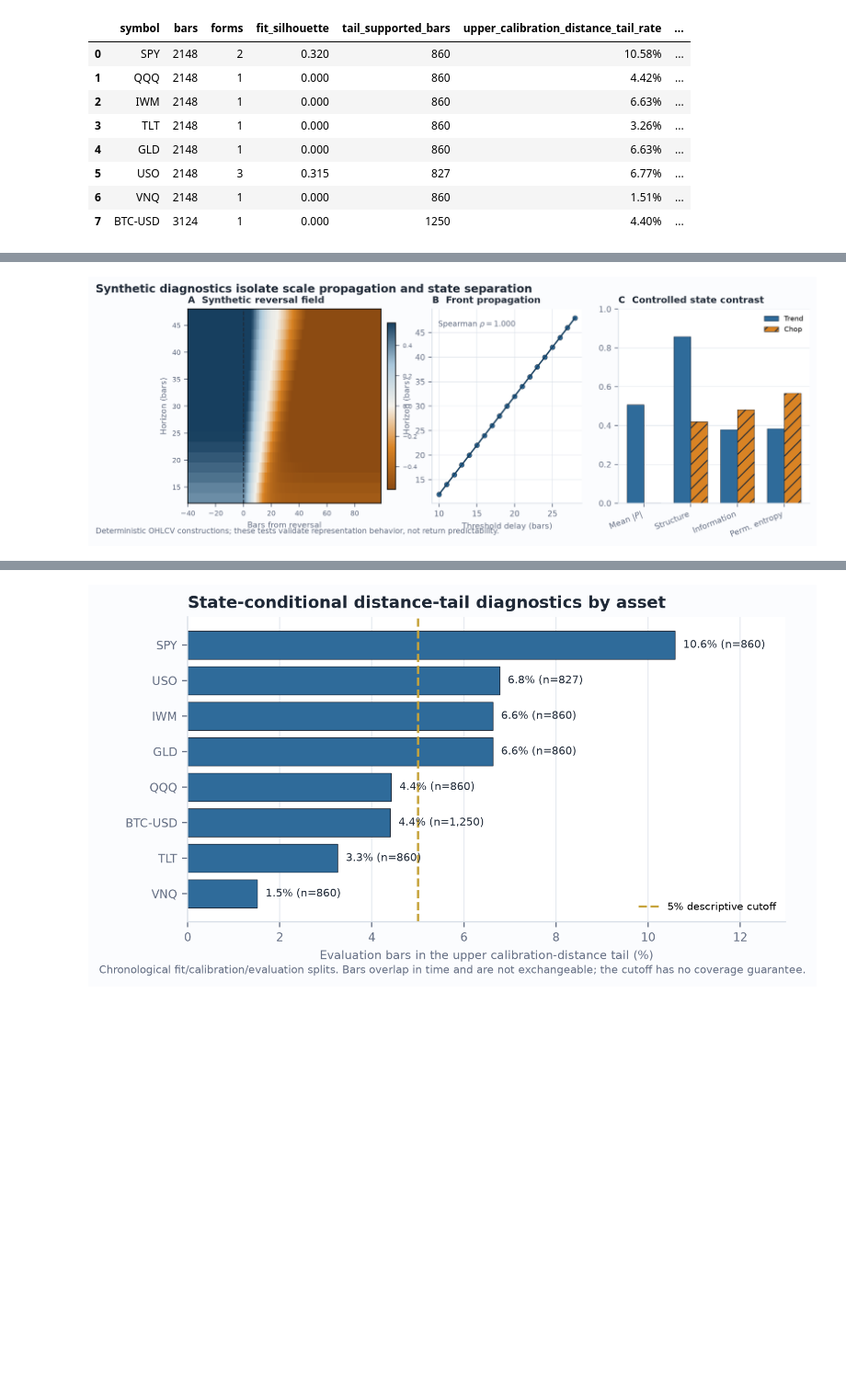
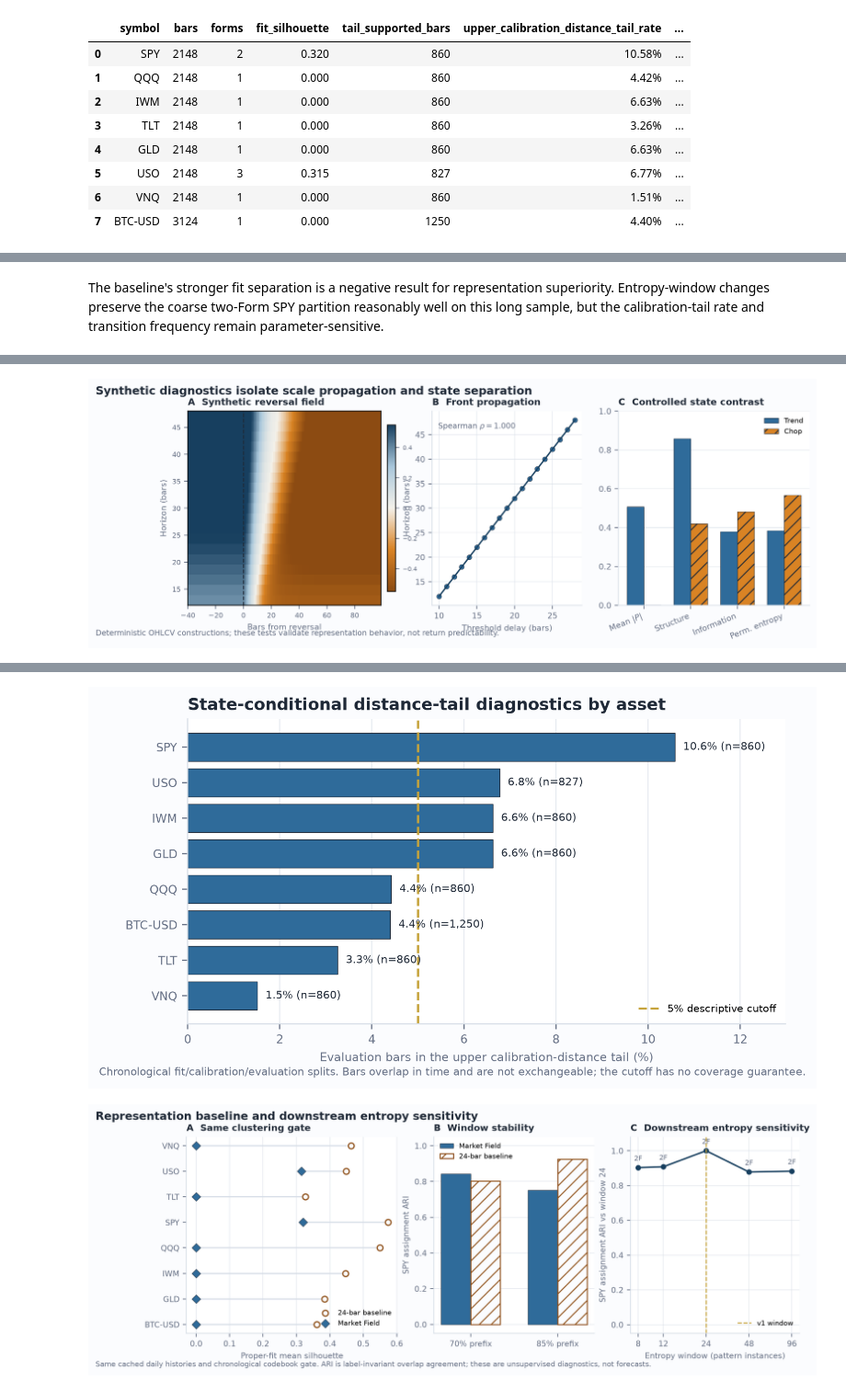
Before and after one commit to meyer-s/Market-Diagnostic-Dashboard, a Jupyter notebook: docs/papers/market-field/market_field_reproducibility.ipynb, the cells around one changed output, grey strips where cells are left out. Shown at 92% size. Cells and saved outputs as stored; diff of their text form; code cells hidden in the pictures; blank space fills up the shorter version.

```diff
--- a/docs/papers/market-field/market_field_reproducibility.ipynb
+++ b/docs/papers/market-field/market_field_reproducibility.ipynb
@@ -180,16 +286,23 @@ asset_display
+# %% [markdown]
+The baseline's stronger fit separation is a negative result for representation
+superiority. Entropy-window changes preserve the coarse two-Form SPY partition
+reasonably well on this long sample, but the calibration-tail rate and
+transition frequency remain parameter-sensitive.
 # %%
 for filename in [
     "system_overview.png",
     "synthetic_diagnostics.png",
     "spy_field_phase.png",
     "calibration_rates.png",
+    "representation_sensitivity.png",
 ]:
     display(Image(filename=str(PAPER_ROOT / "figures" / filename), width=1050))
 # %% [output]
 [figure]
 [figure]
 [figure]
 [figure]
+[figure, added]
 # %% [markdown]
 ## Takeaways
 
```
Also changed, not shown: parts of 9 cells of this notebook, 18 other files.
